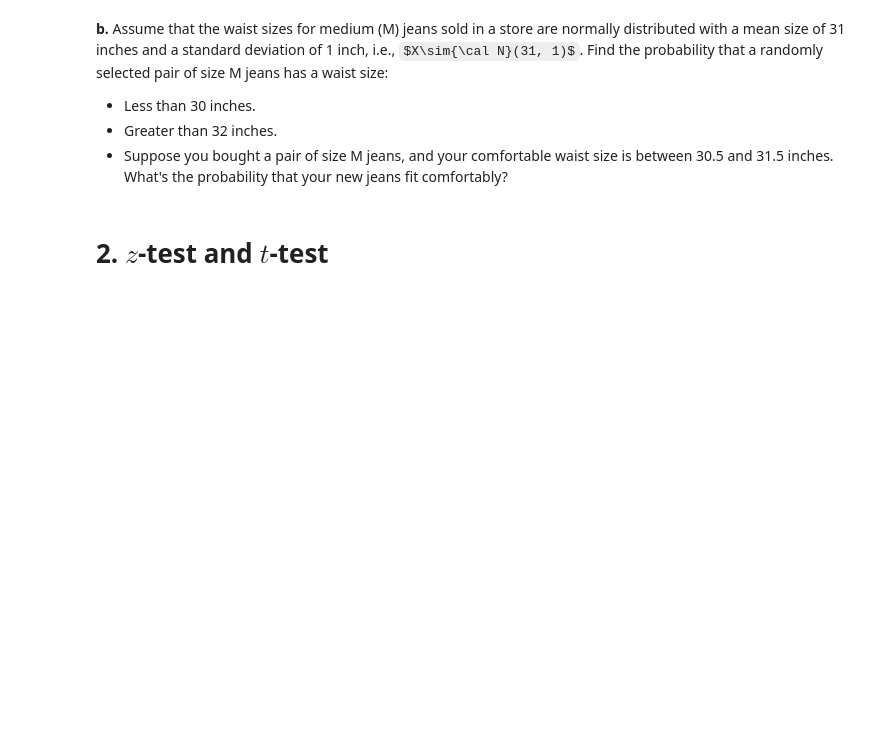
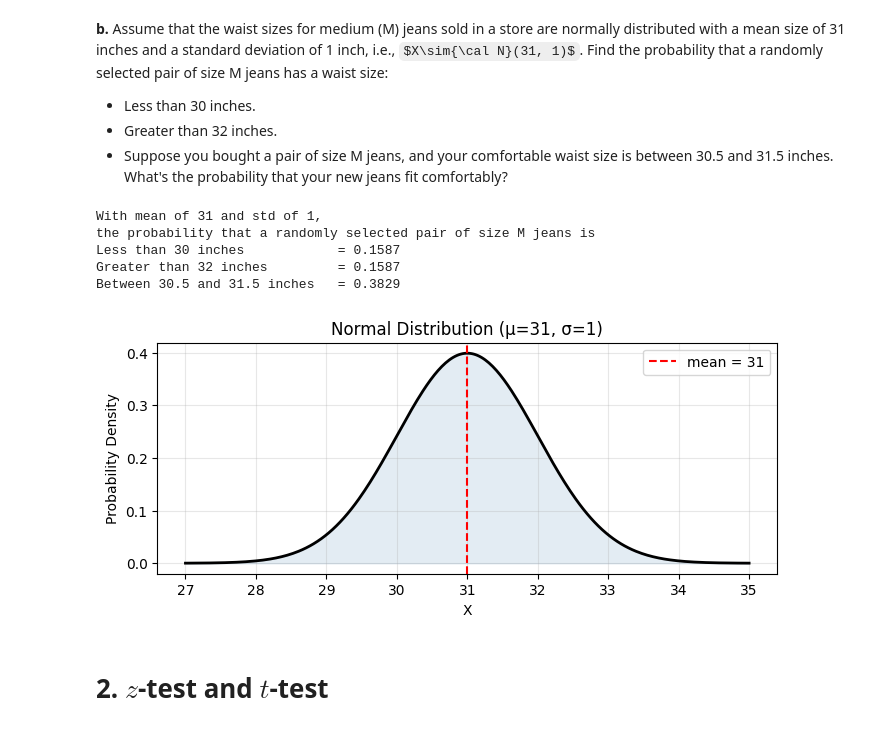
Before and after one commit to LaimengEung/inf-604-data-analysis-i-repo, a Jupyter notebook: Copy_of_Lab6_Hypothesis_Testing.ipynb, the cells around one changed output. Cells and saved outputs as stored; diff of their text form; code cells hidden in the pictures; some formulas as TeX source; blank space fills up the shorter version.

```diff
--- a/Copy_of_Lab6_Hypothesis_Testing.ipynb
+++ b/Copy_of_Lab6_Hypothesis_Testing.ipynb
@@ -41,2 +154,48 @@
+# %%
+# µ = 31, σ² = 1
+mu, sigma = 31, 1
+dist = stats.norm(loc=mu, scale=sigma)
+
+# Find probability that a randomly selected pair of size M jeans
+# 1. Less than 30 inches
+under_30 = dist.cdf(30)
+
+# 2. Greater than 32 inces
+over_32 = dist.sf(32)
+
+# 3. between 30.5 and 31.5
+between_tt = dist.cdf(31.5) - dist.cdf(30.5)
+# %%
+results = {
+    'Less than 30 inches': under_30,
+    'Greater than 32 inches': over_32,
+    'Between 30.5 and 31.5 inches': between_tt
+}
+
+print(f"With mean of {mu} and std of {sigma},\nthe probability that a randomly selected pair of size M jeans is")
+for label, result in results.items():
+    print(f"{label:<30} = {result:.4f}")
+# %% [output]
+With mean of 31 and std of 1,
+the probability that a randomly selected pair of size M jeans is
+Less than 30 inches            = 0.1587
+Greater than 32 inches         = 0.1587
+Between 30.5 and 31.5 inches   = 0.3829
+# %%
+x = np.linspace(mu - 4*sigma, mu + 4*sigma, 300)
+
+plt.figure(figsize=(8,3))
+plt.plot(x, dist.pdf(x), color='black', linewidth=2)
+plt.axvline(mu, color='red', linestyle='--', label=f'mean = {mu}')
+plt.fill_between(x, dist.pdf(x), alpha=0.15, color='steelblue')
+
+plt.title(f'Normal Distribution (μ={mu}, σ={sigma})')
+plt.xlabel('X')
+plt.ylabel('Probability Density')
+plt.legend()
+plt.grid(alpha=0.3)
+plt.show()
+# %% [output]
+[figure, added]
 # %% [markdown]
 # **2. $z$-test and $t$-test**
```
Also changed, not shown: parts of 26 cells of this notebook.
